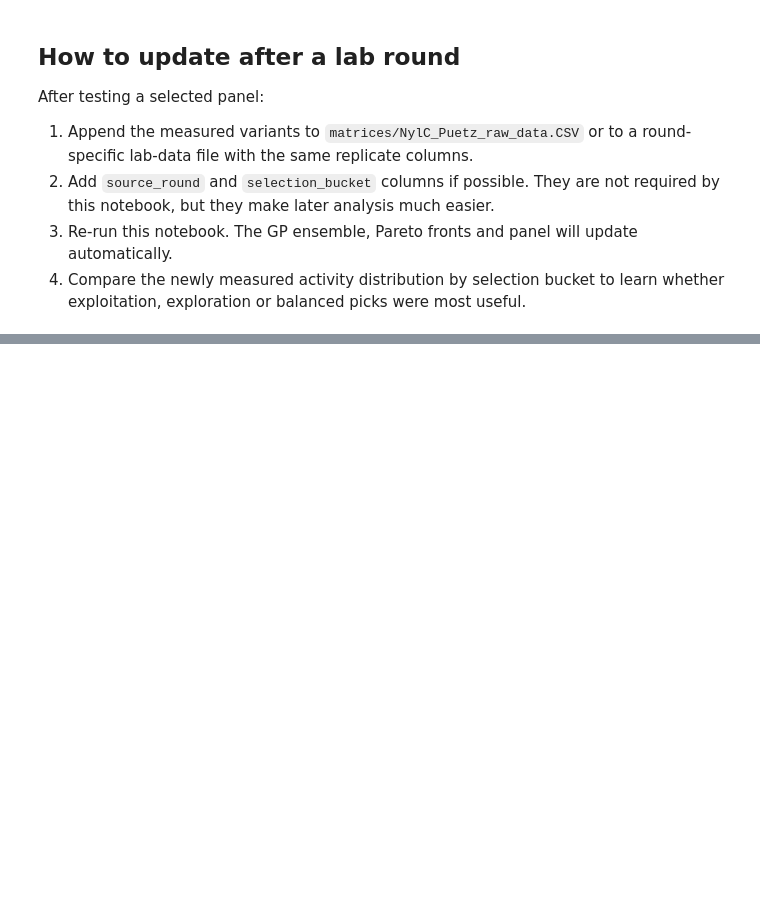
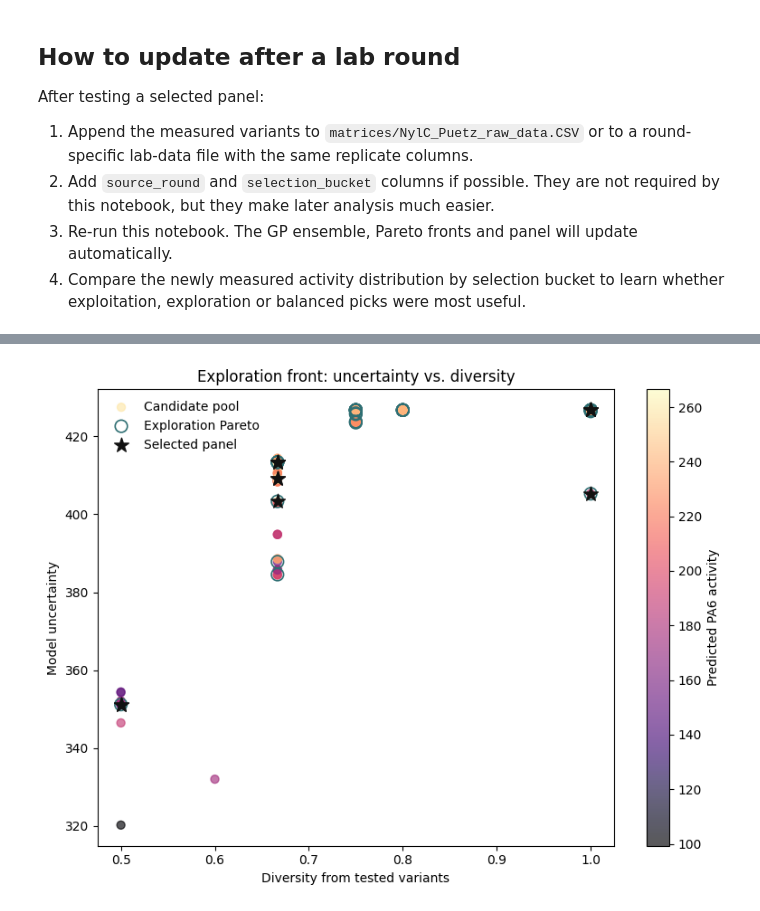
Before and after one commit to AJH305/nylon_md_features, a Jupyter notebook: Notebooks/04_Paretro.ipynb, the cells around one changed output, grey strips where cells are left out. Saved outputs shown, nothing was run; the diff lists cells and outputs as text; code cells hidden in the pictures; blank space fills up the shorter version.

```diff
--- a/Notebooks/04_Paretro.ipynb
+++ b/Notebooks/04_Paretro.ipynb
@@ -801,0 +1264,39 @@ After testing a selected panel:
+# %%
+fig, ax = plt.subplots(figsize=(8, 6))
+scatter = ax.scatter(
+    pool_plot["diversity_from_tested"],
+    pool_plot["model_uncertainty"],
+    c=pool_plot["predicted_activity_gp_mean"],
+    cmap="magma",
+    s=42,
+    alpha=0.65,
+    label="Candidate pool",
+)
+ax.scatter(
+    exploration_plot["diversity_from_tested"],
+    exploration_plot["model_uncertainty"],
+    facecolors="none",
+    edgecolors="#2f6f73",
+    s=95,
+    linewidth=1.2,
+    label="Exploration Pareto",
+)
+ax.scatter(
+    panel_plot["diversity_from_tested"],
+    panel_plot["model_uncertainty"],
+    marker="*",
+    c="#111111",
+    s=140,
+    label="Selected panel",
+)
+ax.set_xlabel("Diversity from tested variants")
+ax.set_ylabel("Model uncertainty")
+ax.set_title("Exploration front: uncertainty vs. diversity")
+cbar = fig.colorbar(scatter, ax=ax)
+cbar.set_label("Predicted PA6 activity")
+ax.legend(frameon=False)
+fig.tight_layout()
+fig.savefig(PARETRO_FIG_DIR / "pareto_uncertainty_vs_diversity.png", dpi=300, bbox_inches="tight")
+plt.show()
+# %% [output]
+[figure, added]
```
Also changed, not shown: parts of 20 cells of this notebook, 27 other files.
